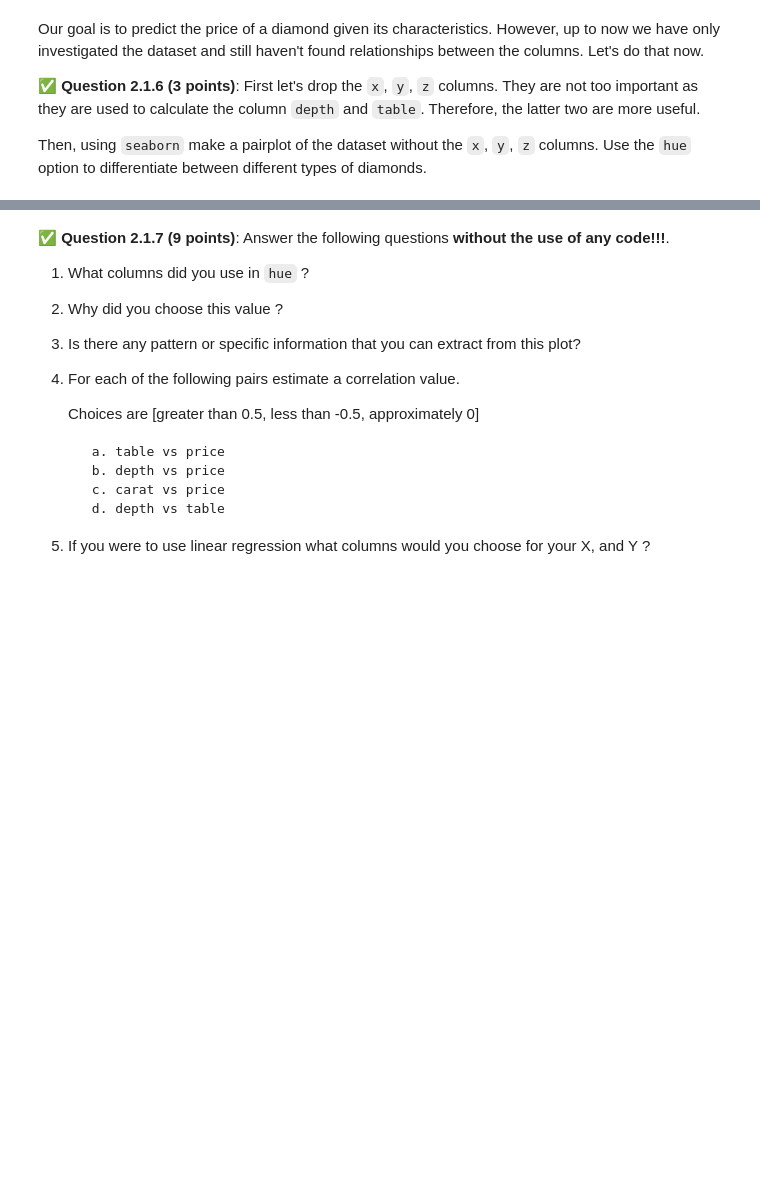
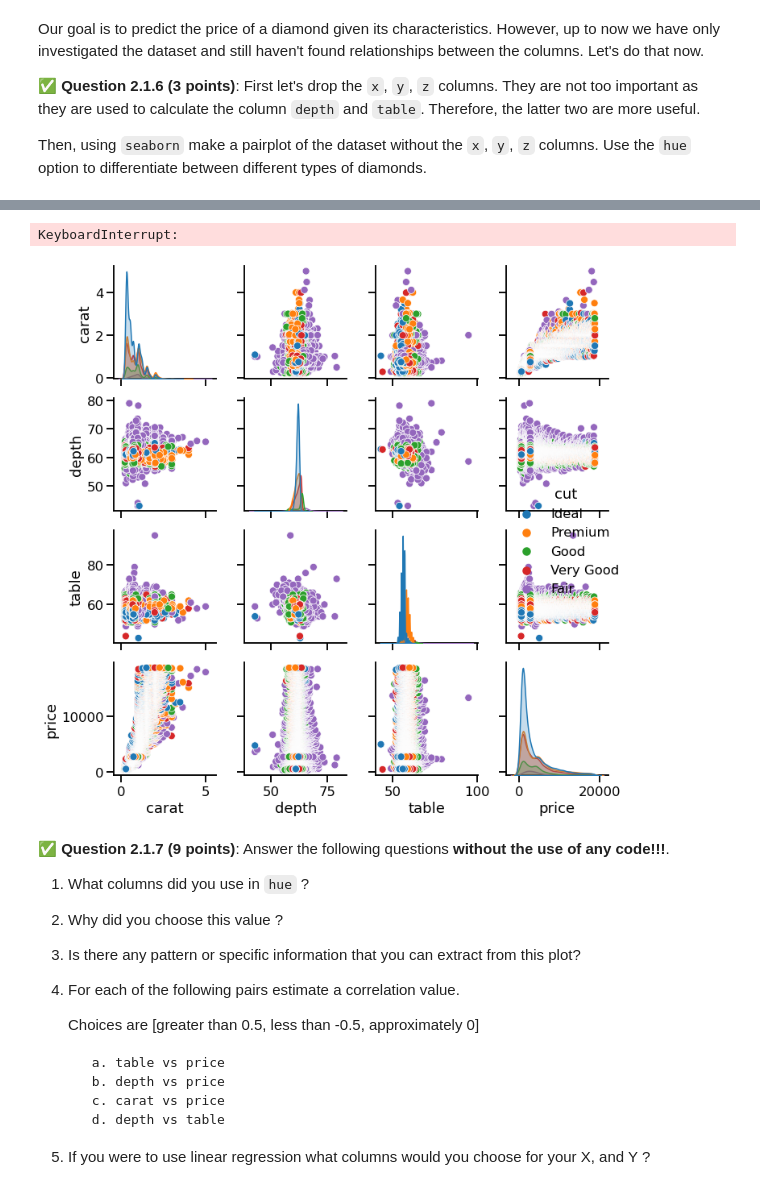
Before and after one commit to barnbyje/cmse202-s22-turnin, a Jupyter notebook: hw-04/HW-04_Regression-STUDENT.ipynb, the cells around one changed output, grey strips where cells are left out. Drawn from its saved outputs; the diff is of its cells as text; code cells hidden in the pictures; blank space fills up the shorter version.

```diff
--- a/hw-04/HW-04_Regression-STUDENT.ipynb
+++ b/hw-04/HW-04_Regression-STUDENT.ipynb
@@ -141,2 +145,4 @@ sns.set_context("talk")
 # %%
 # Put your code here
+diamonds = pd.read_csv("diamonds.csv", index_col = [0])
+diamonds.head(8)
@@ -179,3 +269,5 @@ Our goal is to predict the price of a diamond given its characteristics. However
 Then, using `seaborn` make a pairplot of the dataset without the `x`, `y`, `z` columns. Use the `hue` option to differentiate between different types of diamonds.
 # %%
 # Put your code here
+diamonds = diamonds.drop(['x','y','z'], axis=1)
+diamonds
@@ -182,3 +288,8 @@ Then, using `seaborn` make a pairplot of the dataset without the `x`, `y`, `z` c
+# %%
+sns.pairplot(diamonds, hue = 'cut')
+# %% [output]
+KeyboardInterrupt:
+[figure, added]
 # %% [markdown]
 &#9989;  **Question 2.1.7 (9 points)**: Answer the following questions **without the use of any code!!!**.
 
```
Also changed, not shown: parts of 31 cells of this notebook.
